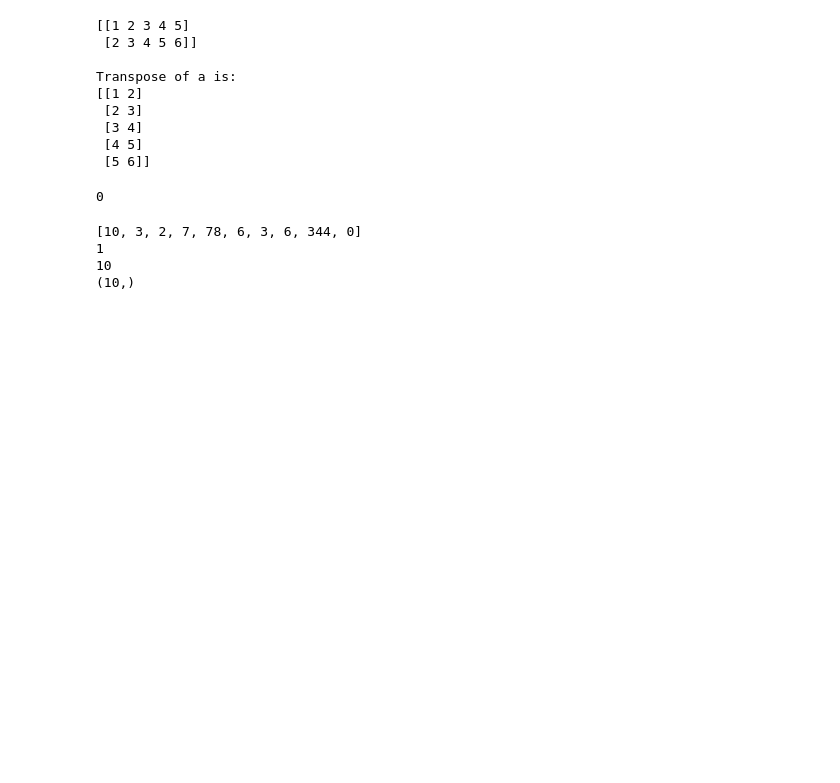
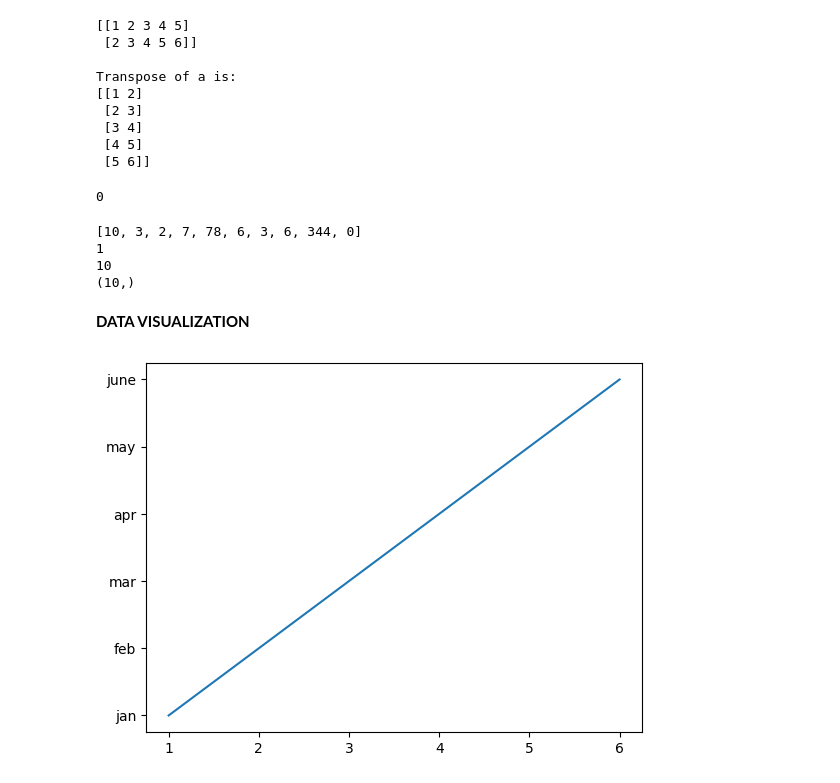
Before and after one commit to yash144-code/daily-python-work, a Jupyter notebook: data_science.ipynb, the cells around one changed output. Drawn from its saved outputs; the diff is of its cells as text; code cells hidden in the pictures; blank space fills up the shorter version.

```diff
--- a/data_science.ipynb
+++ b/data_science.ipynb
@@ -1602,5 +1637,15 @@ print(b.shape)       #no.of rows and columns
 1
 10
 (10,)
+# %% [markdown]
+**DATA VISUALIZATION**
+# %%
+import matplotlib.pyplot as plt
+data = [1,2,3,4,5,6]
+mnth = ("jan","feb","mar","apr","may","june")
+plt.plot(data,mnth)
+plt.show()
+# %% [output]
+[figure, added]
 # %%
 from google.colab import files
```
Also changed, not shown: parts of 8 cells of this notebook.
